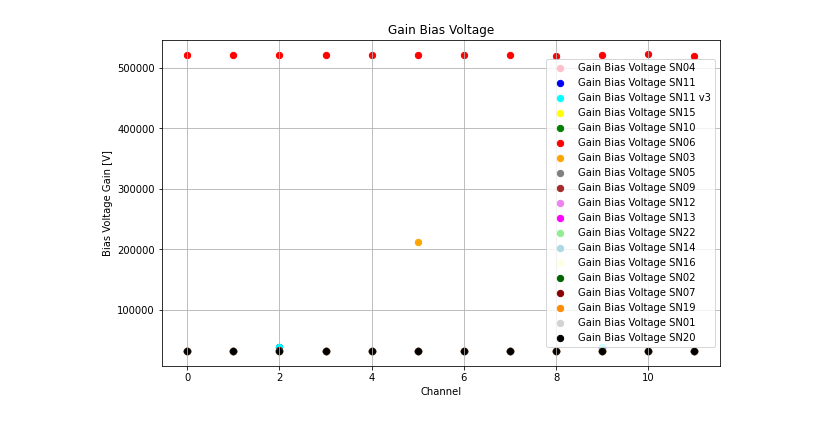
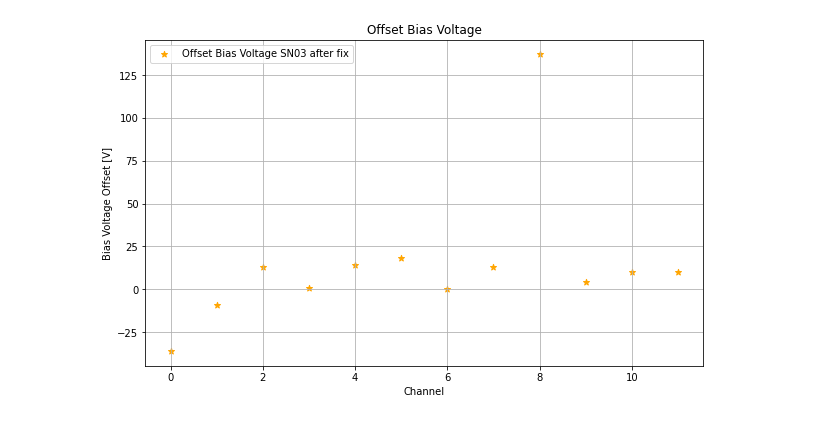
Before and after one commit to stbordoni/calib, a Jupyter notebook: compareCalibParams.ipynb, the cells around one changed output. Cells and saved outputs as stored; diff of their text form; code cells hidden in the pictures.

```diff
--- a/compareCalibParams.ipynb
+++ b/compareCalibParams.ipynb
@@ -12,17 +20,23 @@ df_calib_SN10 = pd.read_csv('./calibDB/calib_biasV_SN10_v0_forcheck.csv',delimit
 df_calib_SN06 = pd.read_csv('./calibDB/calib_biasV_SN06_v0_forcheck.csv',delimiter=',')
 df_calib_SN03 = pd.read_csv('./calibDB/calib_biasV_SN03_v0_forcheck.csv',delimiter=',')
 df_calib_SN05 = pd.read_csv('./calibDB/calib_biasV_SN05_v0_forcheck.csv',delimiter=',')
+
 df_calib_SN09 = pd.read_csv('./calibDB/calib_biasV_SN09_v0_forcheck.csv',delimiter=',')
 df_calib_SN12 = pd.read_csv('./calibDB/calib_biasV_SN12_v0_forcheck.csv',delimiter=',')
 df_calib_SN13 = pd.read_csv('./calibDB/calib_biasV_SN13_v0_forcheck.csv',delimiter=',')
 df_calib_SN22 = pd.read_csv('./calibDB/calib_biasV_SN22_v0_forcheck.csv',delimiter=',')
 df_calib_SN14 = pd.read_csv('./calibDB/calib_biasV_SN14_v0_forcheck.csv',delimiter=',')
-df_calib_SN16 = pd.read_csv('./calibDB/calib_biasV_SN16_v0_forcheck.csv',delimiter=',')
+df_calib_SN01 = pd.read_csv('./calibDB/calib_biasV_SN01_v0_forcheck.csv',delimiter=',')
 df_calib_SN02 = pd.read_csv('./calibDB/calib_biasV_SN02_v0_forcheck.csv',delimiter=',')
 df_calib_SN07 = pd.read_csv('./calibDB/calib_biasV_SN07_v0_forcheck.csv',delimiter=',')
-df_calib_SN01 = pd.read_csv('./calibDB/calib_biasV_SN01_v0_forcheck.csv',delimiter=',')
+df_calib_SN16 = pd.read_csv('./calibDB/calib_biasV_SN16_v0_forcheck.csv',delimiter=',')
+df_calib_SN18 = pd.read_csv('./calibDB/calib_biasV_SN18_v0_forcheck.csv',delimiter=',')
 df_calib_SN19 = pd.read_csv('./calibDB/calib_biasV_SN19_v0_forcheck.csv',delimiter=',')
 df_calib_SN20 = pd.read_csv('./calibDB/calib_biasV_SN20_v0_forcheck.csv',delimiter=',')
+df_calib_SN23 = pd.read_csv('./calibDB/calib_biasV_SN23_v0_forcheck.csv',delimiter=',')
+df_calib_SN03AF = pd.read_csv('./calibDB/calib_biasV_SN03_AfterFix_v1_forcheck.csv',delimiter=',')
+df_calib_SN07AF = pd.read_csv('./calibDB/calib_biasV_SN07_AfterFix_v1_forcheck.csv',delimiter=',')
+df_calib_SN08 = pd.read_csv('./calibDB/calib_biasV_SN08_AfterFix_v1_forcheck.csv',delimiter=',')
 
 
 
@@ -39,9 +53,14 @@ df_calib_SN12.rename(columns={'Unnamed: 0':'Ch'},inplace=True)
 df_calib_SN13.rename(columns={'Unnamed: 0':'Ch'},inplace=True)
 df_calib_SN22.rename(columns={'Unnamed: 0':'Ch'},inplace=True)
 df_calib_SN14.rename(columns={'Unnamed: 0':'Ch'},inplace=True)
-df_calib_SN16.rename(columns={'Unnamed: 0':'Ch'},inplace=True)
+df_calib_SN01.rename(columns={'Unnamed: 0':'Ch'},inplace=True)
 df_calib_SN02.rename(columns={'Unnamed: 0':'Ch'},inplace=True)
 df_calib_SN07.rename(columns={'Unnamed: 0':'Ch'},inplace=True)
-df_calib_SN01.rename(columns={'Unnamed: 0':'Ch'},inplace=True)
+df_calib_SN16.rename(columns={'Unnamed: 0':'Ch'},inplace=True)
+df_calib_SN18.rename(columns={'Unnamed: 0':'Ch'},inplace=True)
 df_calib_SN19.rename(columns={'Unnamed: 0':'Ch'},inplace=True)
 df_calib_SN20.rename(columns={'Unnamed: 0':'Ch'},inplace=True)
+df_calib_SN23.rename(columns={'Unnamed: 0':'Ch'},inplace=True)
+df_calib_SN03AF.rename(columns={'Unnamed: 0':'Ch'},inplace=True)
+df_calib_SN07AF.rename(columns={'Unnamed: 0':'Ch'},inplace=True)
+df_calib_SN08.rename(columns={'Unnamed: 0':'Ch'},inplace=True)
@@ -64,37 +307,42 @@ df_calib_SN20
 # %%
 plt.figure(figsize=(10,6))
 
 ax = plt.gca()
 
-ax = df_calib_SN04.plot.scatter(x='Ch', y='Gain_Usig BiasV', color="Pink", label="Gain Bias Voltage SN04", ax=ax, marker = 'o', s=40 )
-ax = df_calib_SN11.plot.scatter(x='Ch', y='Gain_Usig BiasV', color="Blue", label="Gain Bias Voltage SN11", ax=ax, marker = 'o', s=40 )
-ax = df_calib_SN11_v3.plot.scatter(x='Ch', y='Gain_Usig BiasV', color="Cyan", label="Gain Bias Voltage SN11 v3", ax=ax, marker = 'o', s=40 )
-ax = df_calib_SN15.plot.scatter(x='Ch', y='Gain_Usig BiasV', color="Yellow", label="Gain Bias Voltage SN15", ax=ax, marker = 'o', s=40 )
-ax = df_calib_SN10.plot.scatter(x='Ch', y='Gain_Usig BiasV', color="Green", label="Gain Bias Voltage SN10", ax=ax, marker = 'o', s=40 )
-ax = df_calib_SN06.plot.scatter(x='Ch', y='Gain_Usig BiasV', color="Red", label="Gain Bias Voltage SN06", ax=ax, marker = 'o', s=40 )
-ax = df_calib_SN03.plot.scatter(x='Ch', y='Gain_Usig BiasV', color="Orange", label="Gain Bias Voltage SN03", ax=ax, marker = 'o', s=40 )
-ax = df_calib_SN05.plot.scatter(x='Ch', y='Gain_Usig BiasV', color="Grey", label="Gain Bias Voltage SN05", ax=ax, marker = 'o', s=40 )
-ax = df_calib_SN09.plot.scatter(x='Ch', y='Gain_Usig BiasV', color="Brown", label="Gain Bias Voltage SN09", ax=ax, marker = 'o', s=40 )
-ax = df_calib_SN12.plot.scatter(x='Ch', y='Gain_Usig BiasV', color="Violet", label="Gain Bias Voltage SN12", ax=ax, marker = 'o', s=40 )
-ax = df_calib_SN13.plot.scatter(x='Ch', y='Gain_Usig BiasV', color="Magenta", label="Gain Bias Voltage SN13", ax=ax, marker = 'o', s=40 )
-ax = df_calib_SN22.plot.scatter(x='Ch', y='Gain_Usig BiasV', color="LightGreen", label="Gain Bias Voltage SN22", ax=ax, marker = 'o', s=40 )
-ax = df_calib_SN14.plot.scatter(x='Ch', y='Gain_Usig BiasV', color="LightBlue", label="Gain Bias Voltage SN14", ax=ax, marker = 'o', s=40 )
-ax = df_calib_SN16.plot.scatter(x='Ch', y='Gain_Usig BiasV', color="LightYellow", label="Gain Bias Voltage SN16", ax=ax, marker = 'o', s=40 )
-ax = df_calib_SN02.plot.scatter(x='Ch', y='Gain_Usig BiasV', color="DarkGreen", label="Gain Bias Voltage SN02", ax=ax, marker = 'o', s=40 )
-ax = df_calib_SN07.plot.scatter(x='Ch', y='Gain_Usig BiasV', color="DarkRed", label="Gain Bias Voltage SN07", ax=ax, marker = 'o', s=40 )
-ax = df_calib_SN19.plot.scatter(x='Ch', y='Gain_Usig BiasV', color="DarkOrange", label="Gain Bias Voltage SN19", ax=ax, marker = 'o', s=40 )
-ax = df_calib_SN01.plot.scatter(x='Ch', y='Gain_Usig BiasV', color="LightGrey", label="Gain Bias Voltage SN01", ax=ax, marker = 'o', s=40 )
-ax = df_calib_SN20.plot.scatter(x='Ch', y='Gain_Usig BiasV', color="Black", label="Gain Bias Voltage SN20", ax=ax, marker = 'o', s=40 )
 
+#ax = df_calib_SN01.plot.scatter(x='Ch', y='Offset_Sig BiasV', color="maroon", label="Offset Bias Voltage SN01", ax=ax, marker = 'o', s=40 )
+#ax = df_calib_SN02.plot.scatter(x='Ch', y='Offset_Sig BiasV', color="olive", label="Offset Bias Voltage SN02", ax=ax, marker = 'o', s=40 )
+#ax = df_calib_SN03.plot.scatter(x='Ch', y='Offset_Sig BiasV', color="Orange", label="Offset Bias Voltage SN03", ax=ax, marker = 'o', s=40 )
+ax = df_calib_SN03AF.plot.scatter(x='Ch', y='Offset_Sig BiasV', color="Orange", label="Offset Bias Voltage SN03 after fix", ax=ax, marker = '*', s=40 )
 
+#ax = df_calib_SN04.plot.scatter(x='Ch', y='Offset_Sig BiasV', color="Pink", label="Offset Bias Voltage SN04", ax=ax, marker = 'o', s=40 )
+#ax = df_calib_SN05.plot.scatter(x='Ch', y='Offset_Sig BiasV', color="Grey", label="Offset Bias Voltage SN05", ax=ax, marker = 'o', s=40 )
+#ax = df_calib_SN06.plot.scatter(x='Ch', y='Offset_Sig BiasV', color="Red", label="Offset Bias Voltage SN06", ax=ax, marker = 'o', s=40 )
+#ax = df_calib_SN07.plot.scatter(x='Ch', y='Offset_Sig BiasV', color="yellowgreen", label="Offset Bias Voltage SN07", ax=ax, marker = 'o', s=40 )
+#ax = df_calib_SN07AF.plot.scatter(x='Ch', y='Offset_Sig BiasV', color="yellowgreen", label="Offset Bias Voltage SN07 after fix", ax=ax, marker = '*', s=40 )
+#ax = df_calib_SN08.plot.scatter(x='Ch', y='Offset_Sig BiasV', color="black", label="Offset Bias Voltage SN08 after fix", ax=ax, marker = 'o', s=40 )
 
+#ax = df_calib_SN09.plot.scatter(x='Ch', y='Offset_Sig BiasV', color="Brown", label="Offset Bias Voltage SN09", ax=ax, marker = 'o', s=40 )
+#ax = df_calib_SN10.plot.scatter(x='Ch', y='Offset_Sig BiasV', color="Green", label="Offset Bias Voltage SN10", ax=ax, marker = 'o', s=40 )
+#ax = df_calib_SN11.plot.scatter(x='Ch', y='Offset_Sig BiasV', color="Blue", label="Offset Bias Voltage SN11", ax=ax, marker = 'o', s=40 )
+#ax = df_calib_SN11_v3.plot.scatter(x='Ch', y='Offset_Sig BiasV', color="Cyan", label="Offset Bias Voltage SN11", ax=ax, marker = 'o', s=40 )
+#ax = df_calib_SN12.plot.scatter(x='Ch', y='Offset_Sig BiasV', color="Violet", label="Offset Bias Voltage SN12", ax=ax, marker = 'o', s=40 )
+#ax = df_calib_SN13.plot.scatter(x='Ch', y='Offset_Sig BiasV', color="Magenta", label="Offset Bias Voltage SN13", ax=ax, marker = 'o', s=40 )
+#ax = df_calib_SN14.plot.scatter(x='Ch', y='Offset_Sig BiasV', color="LightBlue", label="Offset Bias Voltage SN14", ax=ax, marker = 'o', s=40 )
+#ax = df_calib_SN15.plot.scatter(x='Ch', y='Offset_Sig BiasV', color="Yellow", label="Offset Bias Voltage SN15", ax=ax, marker = 'o', s=40 )
+#ax = df_calib_SN16.plot.scatter(x='Ch', y='Offset_Sig BiasV', color="forestgreen", label="Offset Bias Voltage SN16", ax=ax, marker = 'o', s=40 )
+#ax = df_calib_SN18.plot.scatter(x='Ch', y='Offset_Sig BiasV', color="hotpink", label="Offset Bias Voltage SN18", ax=ax, marker = 'o', s=40 )
+#ax = df_calib_SN19.plot.scatter(x='Ch', y='Offset_Sig BiasV', color="midnightblue", label="Offset Bias Voltage SN19", ax=ax, marker = 'o', s=40 )
+#ax = df_calib_SN20.plot.scatter(x='Ch', y='Offset_Sig BiasV', color="seagreen", label="Offset Bias Voltage SN20", ax=ax, marker = 'o', s=40 )
+#ax = df_calib_SN22.plot.scatter(x='Ch', y='Offset_Sig BiasV', color="LightGreen", label="Offset Bias Voltage SN22", ax=ax, marker = 'o', s=40 )
+#ax = df_calib_SN23.plot.scatter(x='Ch', y='Offset_Sig BiasV', color="darkturquoise", label="Offset Bias Voltage SN23", ax=ax, marker = 'o', s=40 )
 
 
 plt.grid(b=True)
-plt.title('Gain Bias Voltage')
+plt.title('Offset Bias Voltage')
 plt.xlabel('Channel')
-plt.ylabel('Bias Voltage Gain [V]')
+plt.ylabel('Bias Voltage Offset [V]')
 
-plt.show()
+plt.savefig(SN+' Data AF/OffsetBV_perchannels'+SN+' AF.pdf')
 # %% [output]
-[figure, old version]
+[figure, new version]
```
Also changed, not shown: parts of 11 cells of this notebook, 4 other files.
